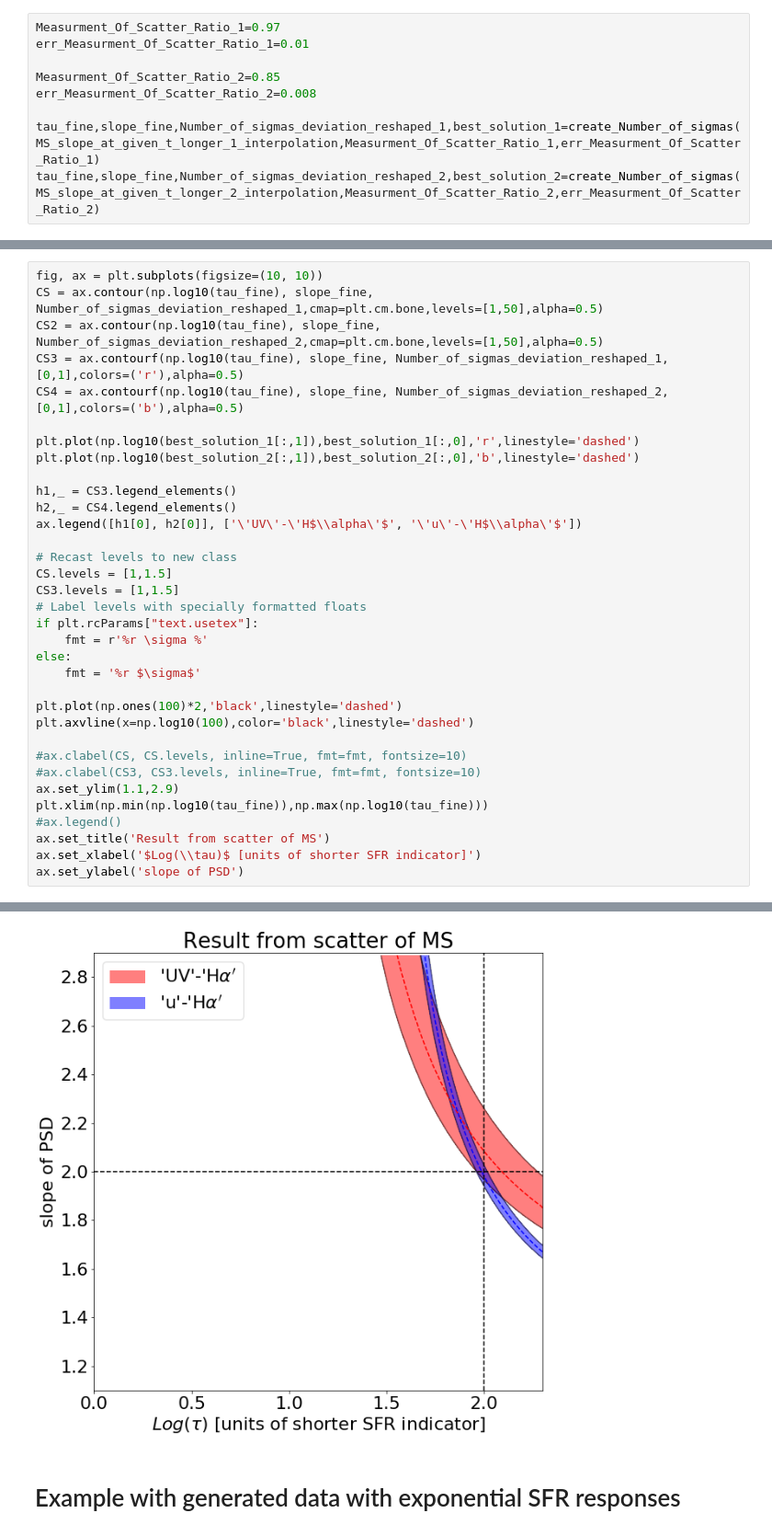
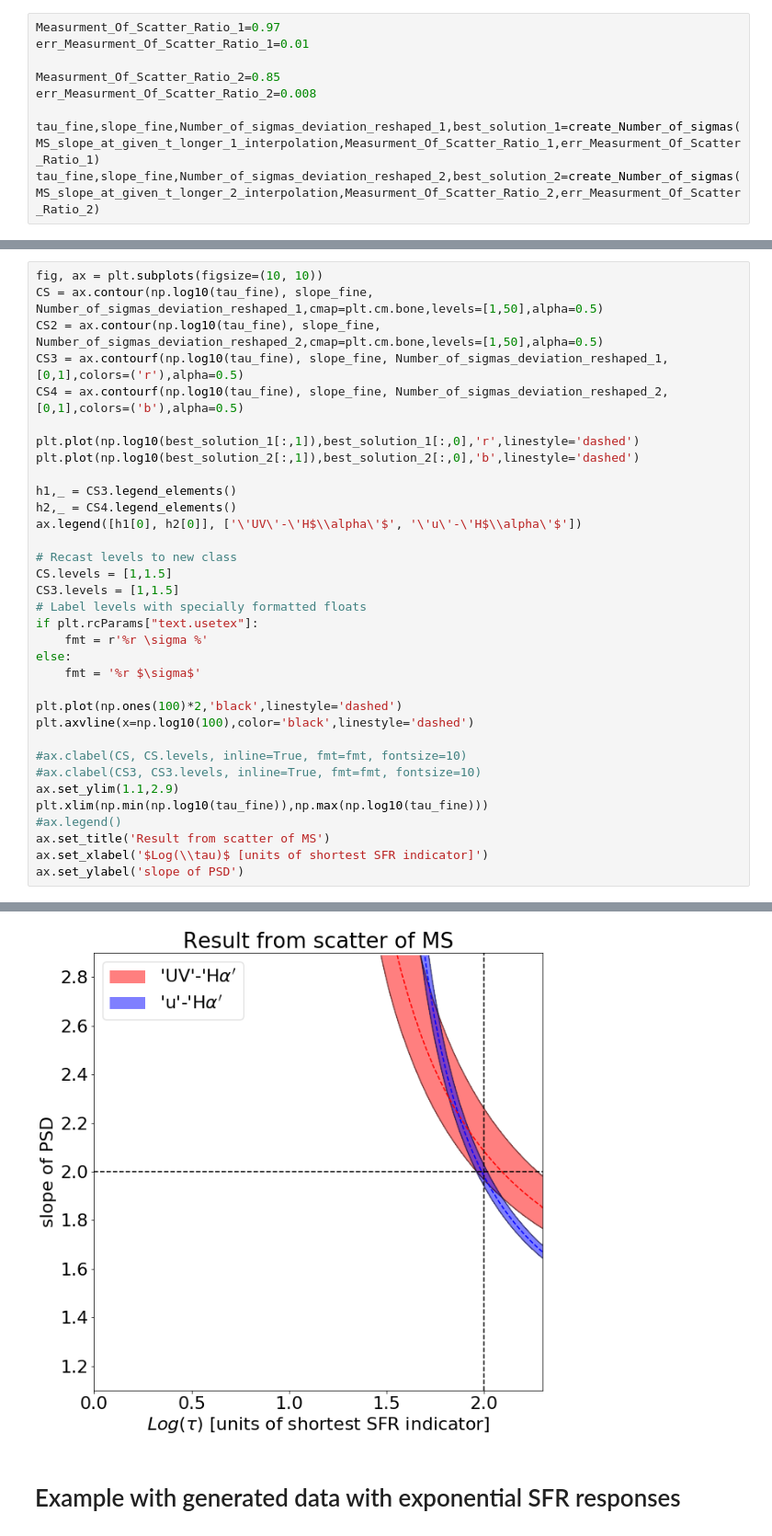
Before and after one commit to nevencaplar/Main-Sequence-Variability, a Jupyter notebook: Main_Sequence_Variability.ipynb, the cells around one changed output, grey strips where cells are left out. Shown at 92% size. Cells and saved outputs as stored; diff of their text form.

```diff
--- a/Main_Sequence_Variability.ipynb
+++ b/Main_Sequence_Variability.ipynb
@@ -873,35 +856,35 @@ CS3 = ax.contourf(np.log10(tau_fine), slope_fine, Number_of_sigmas_deviation_res
 CS4 = ax.contourf(np.log10(tau_fine), slope_fine, Number_of_sigmas_deviation_reshaped_2, [0,1],colors=('b'),alpha=0.5)
 
 plt.plot(np.log10(best_solution_1[:,1]),best_solution_1[:,0],'r',linestyle='dashed')
 plt.plot(np.log10(best_solution_2[:,1]),best_solution_2[:,0],'b',linestyle='dashed')
 
 h1,_ = CS3.legend_elements()
 h2,_ = CS4.legend_elements()
 ax.legend([h1[0], h2[0]], ['\'UV\'-\'H$\\alpha\'$', '\'u\'-\'H$\\alpha\'$'])
 
 # Recast levels to new class
 CS.levels = [1,1.5]
 CS3.levels = [1,1.5]
 # Label levels with specially formatted floats
 if plt.rcParams["text.usetex"]:
     fmt = r'%r \sigma %'
 else:
     fmt = '%r $\sigma$'
 
 plt.plot(np.ones(100)*2,'black',linestyle='dashed')
 plt.axvline(x=np.log10(100),color='black',linestyle='dashed')
 
 #ax.clabel(CS, CS.levels, inline=True, fmt=fmt, fontsize=10)
 #ax.clabel(CS3, CS3.levels, inline=True, fmt=fmt, fontsize=10)
 ax.set_ylim(1.1,2.9)
 plt.xlim(np.min(np.log10(tau_fine)),np.max(np.log10(tau_fine)))
 #ax.legend()
 ax.set_title('Result from scatter of MS')
-ax.set_xlabel('$Log(\\tau)$ [units of shorter SFR indicator]')
+ax.set_xlabel('$Log(\\tau)$ [units of shortest SFR indicator]')
 ax.set_ylabel('slope of PSD')
 # %% [output]
 <matplotlib.text.Text at 0x...>
-[figure, old version]
+[figure, new version]
 # %% [markdown]
 # Example with generated data with exponential SFR responses
 # %%
```
Also changed, not shown: parts of 29 cells of this notebook.
